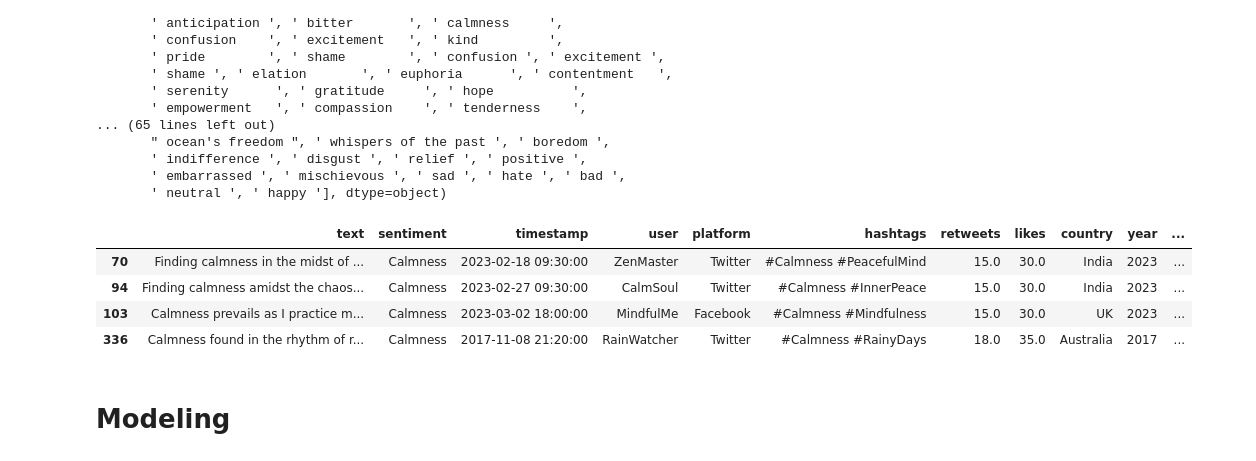
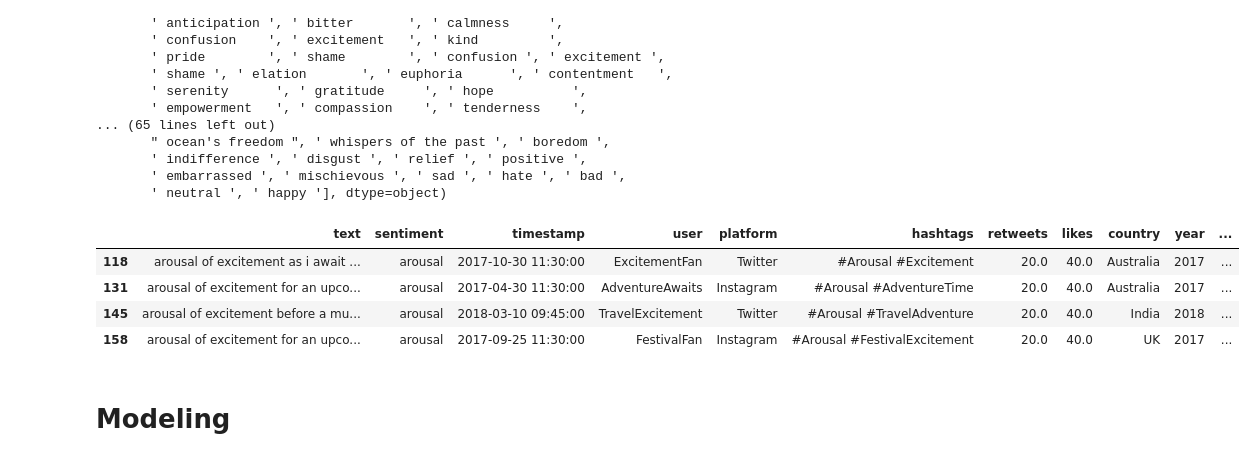
Before and after one commit to JohnNun/socialbuzz_sentiment_nlp, a Jupyter notebook: socialbuzz_notebook.ipynb, the cells around one changed output. Saved outputs shown, nothing was run; the diff lists cells and outputs as text; code cells hidden in the pictures.

```diff
--- a/socialbuzz_notebook.ipynb
+++ b/socialbuzz_notebook.ipynb
@@ -164,11 +162,11 @@ neutral = ['neutral', 'acceptance', 'calmness', ]
 # %%
-df[df['sentiment'].str.contains('Calmness')]
+df[df['sentiment'].str.contains('arousal')]
 # %% [output]
 |  | text | sentiment | timestamp | user | platform | hashtags | retweets | likes | country | year | ... |
-| 70 | Finding calmness in the midst of ... | Calmness | 2023-02-18 09:30:00 | ZenMaster | Twitter | #Calmness #PeacefulMind | 15.0 | 30.0 | India | 2023 | ... |
-| 94 | Finding calmness amidst the chaos... | Calmness | 2023-02-27 09:30:00 | CalmSoul | Twitter | #Calmness #InnerPeace | 15.0 | 30.0 | India | 2023 | ... |
-| 103 | Calmness prevails as I practice m... | Calmness | 2023-03-02 18:00:00 | MindfulMe | Facebook | #Calmness #Mindfulness | 15.0 | 30.0 | UK | 2023 | ... |
-| 336 | Calmness found in the rhythm of r... | Calmness | 2017-11-08 21:20:00 | RainWatcher | Twitter | #Calmness #RainyDays | 18.0 | 35.0 | Australia | 2017 | ... |
+| 118 | arousal of excitement as i await ... | arousal | 2017-10-30 11:30:00 | ExcitementFan | Twitter | #Arousal #Excitement | 20.0 | 40.0 | Australia | 2017 | ... |
+| 131 | arousal of excitement for an upco... | arousal | 2017-04-30 11:30:00 | AdventureAwaits | Instagram | #Arousal #AdventureTime | 20.0 | 40.0 | Australia | 2017 | ... |
+| 145 | arousal of excitement before a mu... | arousal | 2018-03-10 09:45:00 | TravelExcitement | Twitter | #Arousal #TravelAdventure | 20.0 | 40.0 | India | 2018 | ... |
+| 158 | arousal of excitement for an upco... | arousal | 2017-09-25 11:30:00 | FestivalFan | Instagram | #Arousal #FestivalExcitement | 20.0 | 40.0 | UK | 2017 | ... |
 # %% [markdown]
 # Modeling
 # %%
```
Also changed, not shown: parts of 4 cells of this notebook.
